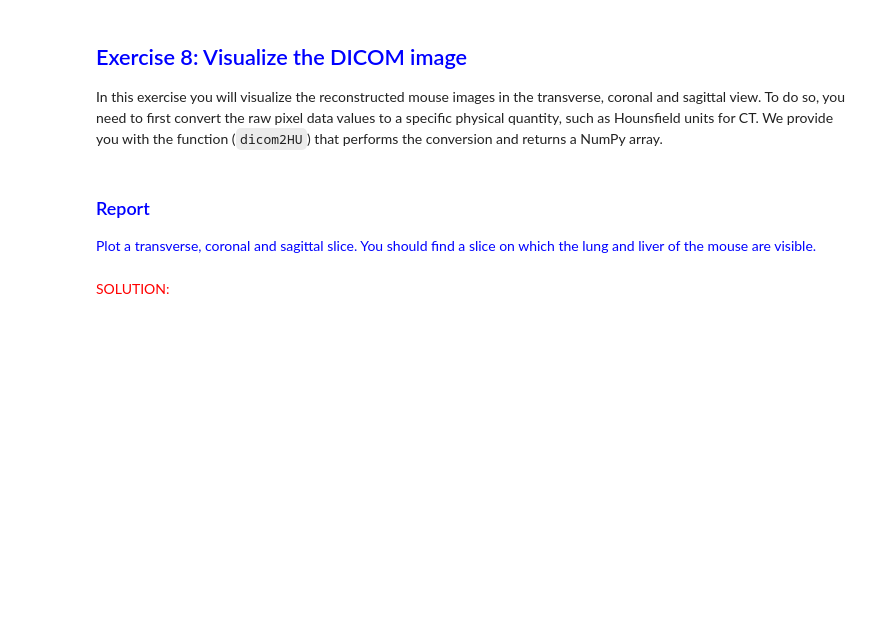
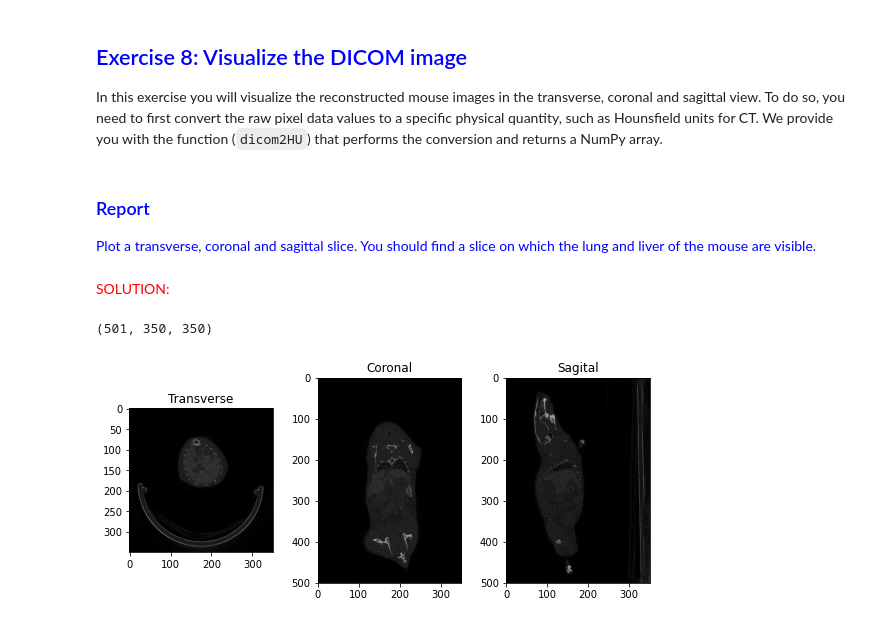
Before and after one commit to cesarz10/Medical-Imaging-UGent, a Jupyter notebook: Practicum_1/UPDATED_Practicum1_ImageFormationAndReconstruction.ipynb, the cells around one changed output. Cells and saved outputs as stored; diff of their text form; code cells hidden in the pictures; blank space fills up the shorter version.

```diff
--- a/Practicum_1/UPDATED_Practicum1_ImageFormationAndReconstruction.ipynb
+++ b/Practicum_1/UPDATED_Practicum1_ImageFormationAndReconstruction.ipynb
@@ -480,0 +478,14 @@ FileNotFoundError: [Errno 2] No such file or directory: './Documents/UGent/2022_
+# %%
+import pydicom
+
+filepath = '../../dicom_im/20211006142354_CT_ISRA_GP.dcm'
+dfile = pydicom.dcmread(filepath) # reading dicom file
+
+print(f"Modality: {dfile.Modality}")
+print(f"Study Date: {dfile.StudyDate}")
+print(f"Study Time: {dfile.StudyTime}")
+print(f"Reconstruction algorithm: {dfile[0x5200, 0x9229][0][0x0018, 0x9314][0][0x0018, 0x9315].value}")
+# ------ VOXEL SIZE (?) ---------- nothing with this specific information, maybe pixel spacing or reconstruction diameter
+print(f"Reconstruction diameter: {dfile[0x5200, 0x9229][0][0x0018, 0x9314][0][0x0018, 0x1100].value}")
+print(f"X-Ray Tube Current in mA: {dfile[0x5200, 0x9229][0][0x0018, 0x9321][0][0x0018, 0x9330].value}")
+print(f"CTDI voltage: {dfile[0x5200, 0x9229][0][0x0018, 0x9321][0][0x0018, 0x9345].value}")
@@ -501,3 +520,26 @@ def dicom2HU(dicom):
 <font color='blue'>Plot a transverse, coronal and sagittal slice. You should find a slice on which the lung and liver of the mouse are visible. </font>
 # %% [markdown]
 <font color='red'> SOLUTION: </font>
+# %%
+mouse = dicom2HU(dfile)
+
+print(mouse.shape)
+
+# plotting
+figs, axs = plt.subplots(1, 3, figsize=(8, 8))
+figs.tight_layout()
+
+axs[0].imshow(mouse[240, :, :], cmap='gray') # transversal slicing
+axs[0].set_title('Transverse')
+
+axs[1].imshow(mouse[:, 130, :], cmap='gray') # coronal slicing
+axs[1].set_title('Coronal')
+
+axs[2].imshow(mouse[:, :, 150], cmap='gray') # sagital slicing
+axs[2].set_title('Sagital')
+
+# plt.savefig(f"report/EX_8_mouse_TCS_cuts.png")
+plt.show()
+# %% [output]
+(501, 350, 350)
+[figure, added]
```
Also changed, not shown: parts of 9 cells of this notebook, 2 other files.
